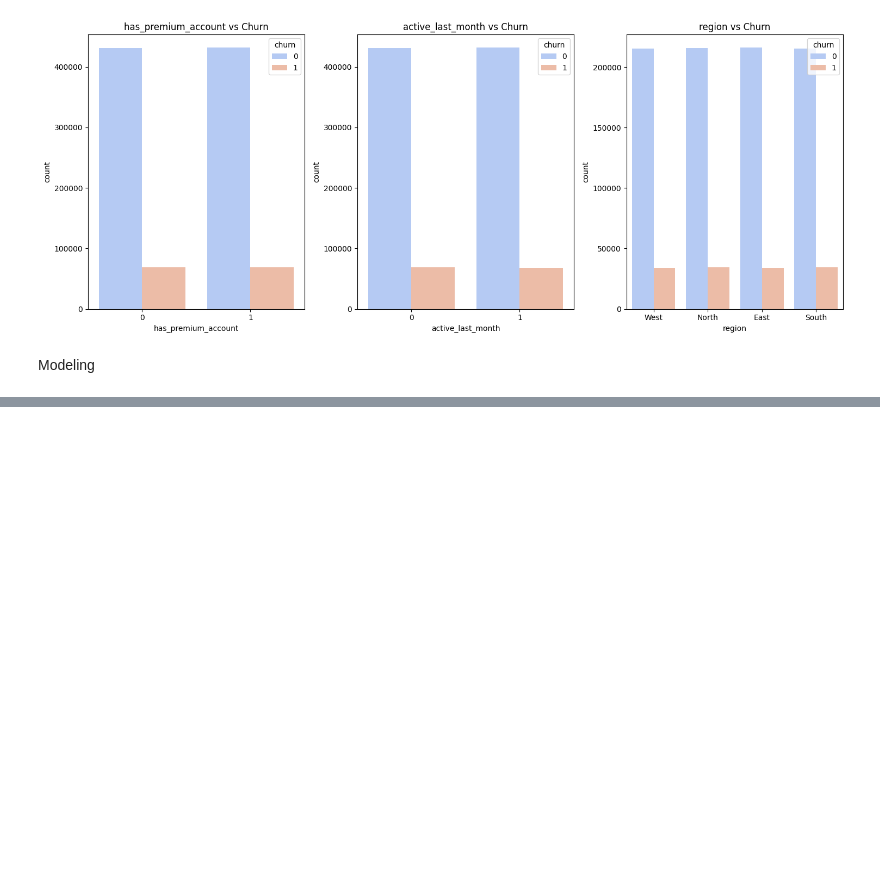
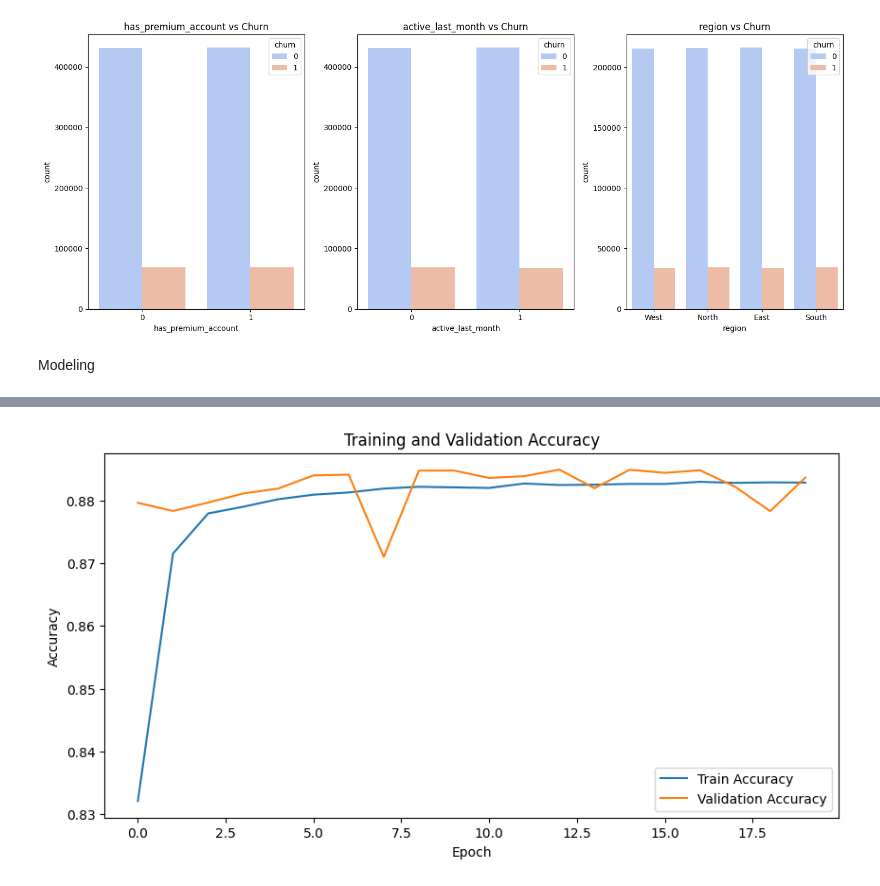
Before and after one commit to basudev2016/genaiprereq, a Jupyter notebook: Day1/churn_ann.ipynb, the cells around one changed output, grey strips where cells are left out. Cells and saved outputs as stored; diff of their text form; code cells hidden in the pictures; blank space fills up the shorter version.

```diff
--- a/Day1/churn_ann.ipynb
+++ b/Day1/churn_ann.ipynb
@@ -169,0 +200,6 @@ ModuleNotFoundError: No module named 'sklearn'
+# %%
+# Train-test split
+X_train, X_test, y_train, y_test = train_test_split(X, y, test_size=0.2, random_state=42)
+print("Train and test split completed.")
+print(f"Training data shape: {X_train.shape}")
+print(f"Testing data shape: {X_test.shape}")
@@ -169,0 +210,10 @@ ModuleNotFoundError: No module named 'sklearn'
+# %%
+# Define the ANN model
+model = Sequential()
+model.add(Dense(64, input_shape=(X_train.shape[1],), activation='relu'))
+model.add(Dense(32, activation='relu'))
+model.add(Dense(1, activation='sigmoid'))  # Output layer for binary classification
+# %%
+# Compile the model
+model.compile(optimizer=Adam(learning_rate=0.001), loss='binary_crossentropy', metrics=['accuracy'])
+print("Model compiled successfully.")
@@ -169,0 +242,5 @@ ModuleNotFoundError: No module named 'sklearn'
+# %%
+# Train the model
+print("Starting model training...")
+history = model.fit(X_train, y_train, epochs=20, batch_size=32, validation_data=(X_test, y_test), verbose=1)
+print("Model training completed.")
@@ -169,0 +265,12 @@ ModuleNotFoundError: No module named 'sklearn'
+# %%
+# Plot training history
+plt.figure(figsize=(10, 5))
+plt.plot(history.history['accuracy'], label='Train Accuracy')
+plt.plot(history.history['val_accuracy'], label='Validation Accuracy')
+plt.xlabel('Epoch')
+plt.ylabel('Accuracy')
+plt.legend()
+plt.title('Training and Validation Accuracy')
+plt.show()
+# %% [output]
+[figure, added]
```
Also changed, not shown: parts of 14 cells of this notebook.
